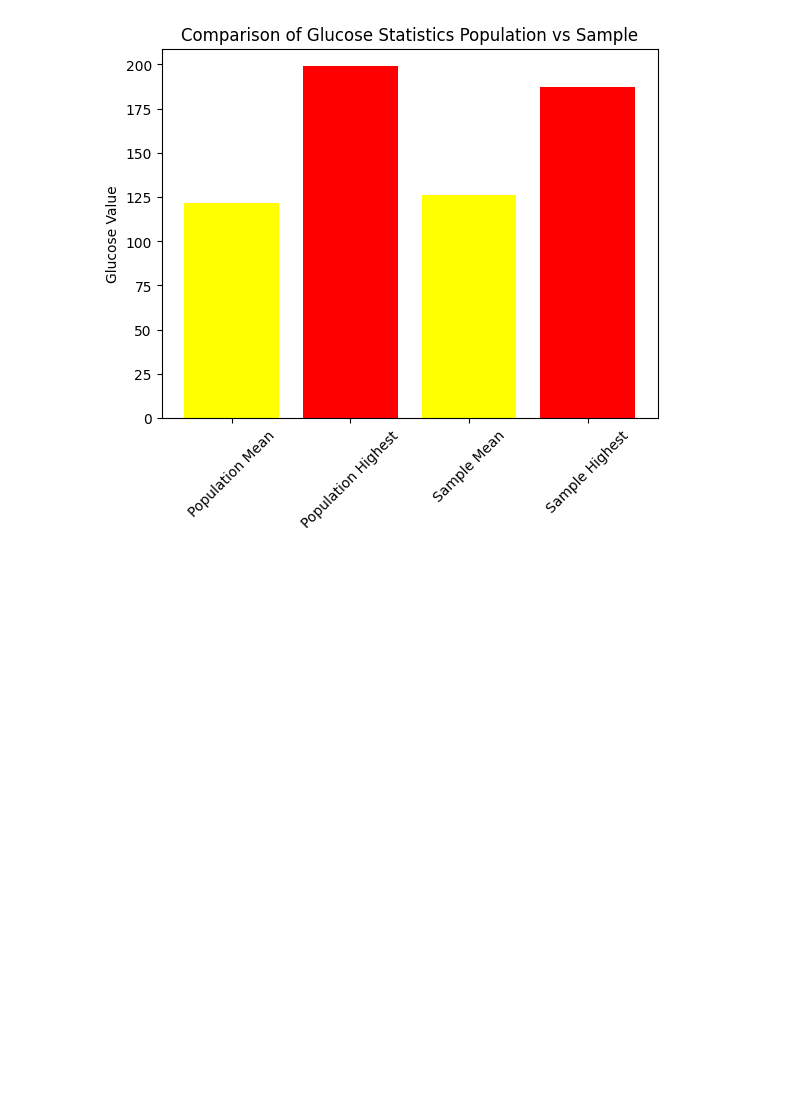
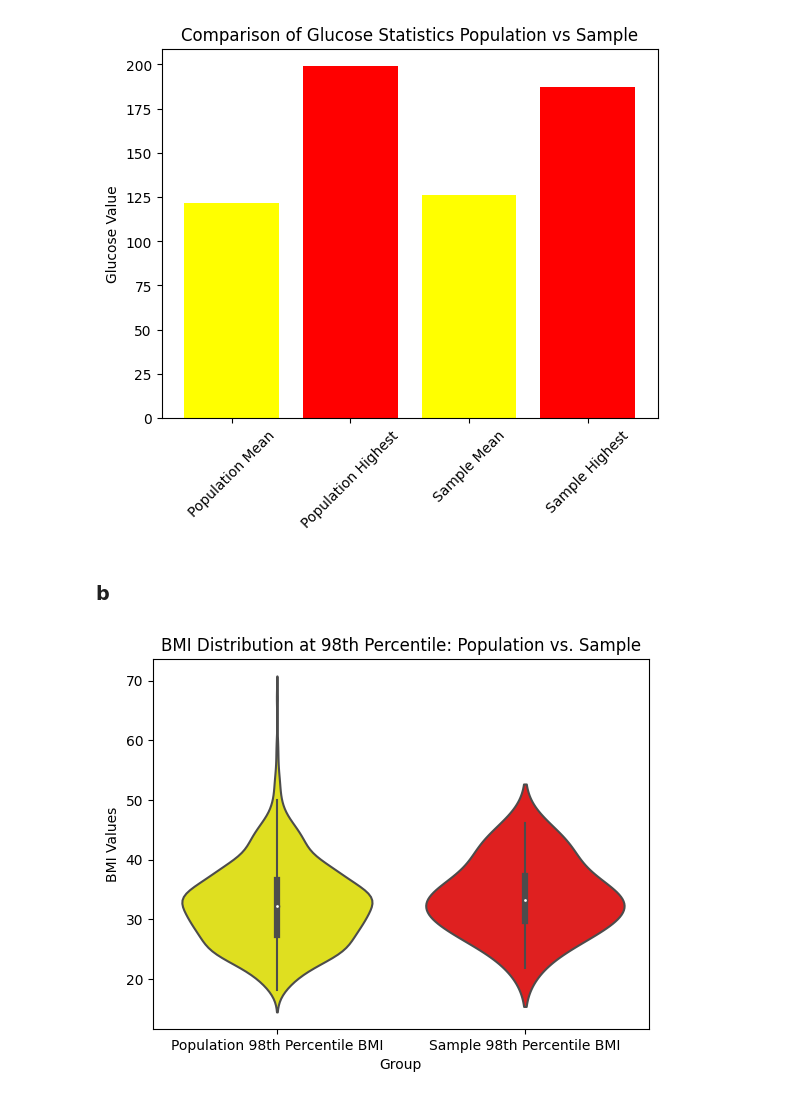
Before and after one commit to Kankshith2000/Pds_assignment_3_4, a Jupyter notebook: Src/sol.ipynb, the cells around one changed output. Drawn from its saved outputs; the diff is of its cells as text; code cells hidden in the pictures; blank space fills up the shorter version.

```diff
--- a/Src/sol.ipynb
+++ b/Src/sol.ipynb
@@ -122,3 +123,23 @@ plt.xticks(rotation=45)
 plt.show()
 # %% [output]
 [figure]
+# %% [markdown]
+### b
+# %%
+cleaned_data = pd.read_csv('../Data_Clean/cfndiabetes.csv')
+np.random.seed(79)
+sample = dataset.sample(25)
+# %%
+population_98th_percentile_bmi = cleaned_data['BMI'].quantile(0.98)
+sample_98th_percentile_bmi = sample['BMI'].quantile(0.98)
+labels = ['Population 98th Percentile BMI', 'Sample 98th Percentile BMI']
+values = [population_98th_percentile_bmi, sample_98th_percentile_bmi]
+# %%
+sns.violinplot(x=cleaned_data.index.isin(sample.index), y=cleaned_data['BMI'], palette=['yellow', 'red'])
+plt.title('BMI Distribution at 98th Percentile: Population vs. Sample')
+plt.xticks([0, 1], labels)
+plt.ylabel('BMI Values')
+plt.xlabel('Group')
+plt.show()
+# %% [output]
+[figure, added]
```
Also changed, not shown: parts of 1 cell of this notebook.
